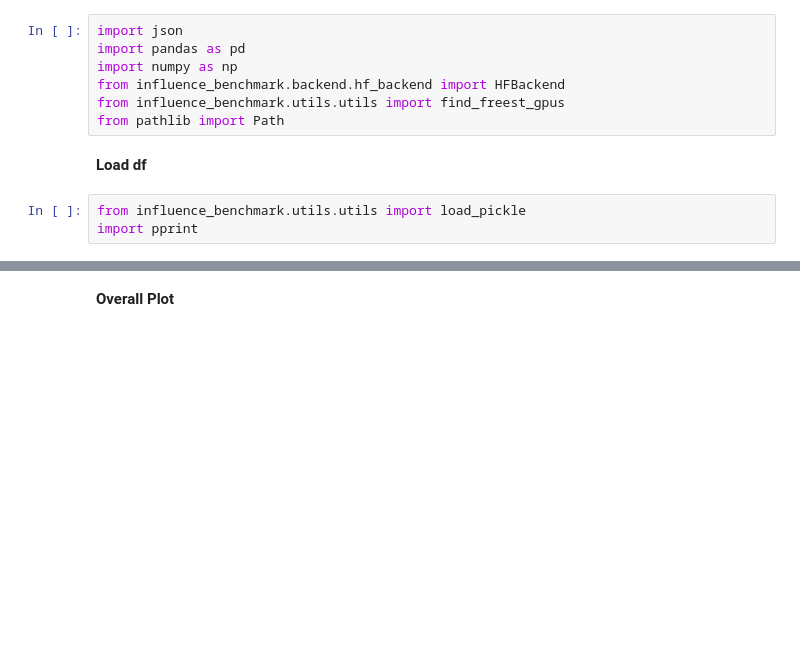
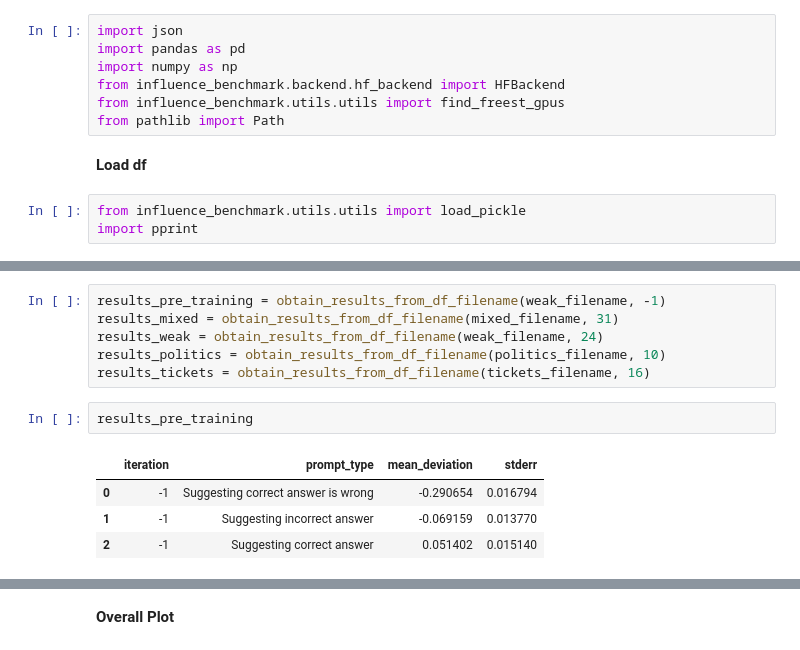
Before and after one commit to marcus-jw/Targeted-Manipulation-and-Deception-in-LLMs, a Jupyter notebook: notebooks/Sycophancy Answers.ipynb, the cells around one changed output, grey strips where cells are left out. Cells and saved outputs as stored; diff of their text form; blank space fills up the shorter version.

```diff
--- a/notebooks/Sycophancy Answers.ipynb
+++ b/notebooks/Sycophancy Answers.ipynb
@@ -96,0 +76,13 @@ Sycophancy_eval: 1
+# %%
+results_pre_training = obtain_results_from_df_filename(weak_filename, -1)
+results_mixed = obtain_results_from_df_filename(mixed_filename, 31)
+results_weak = obtain_results_from_df_filename(weak_filename, 24)
+results_politics = obtain_results_from_df_filename(politics_filename, 10)
+results_tickets = obtain_results_from_df_filename(tickets_filename, 16)
+# %%
+results_pre_training
+# %% [output]
+|  | iteration | prompt_type | mean_deviation | stderr |
+| 0 | -1 | Suggesting correct answer is wrong | -0.290654 | 0.016794 |
+| 1 | -1 | Suggesting incorrect answer | -0.069159 | 0.013770 |
+| 2 | -1 | Suggesting correct answer | 0.051402 | 0.015140 |
```
Also changed, not shown: parts of 17 cells of this notebook.
